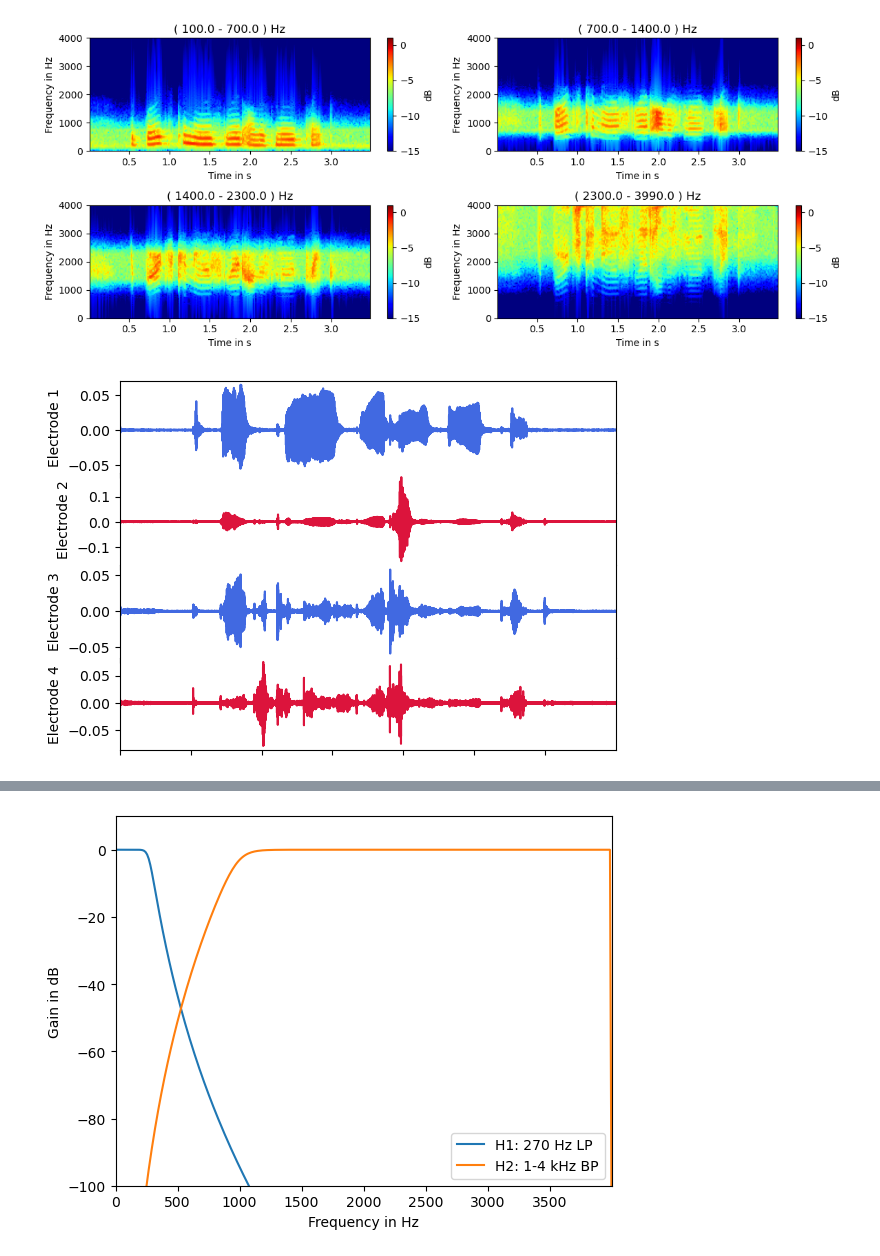
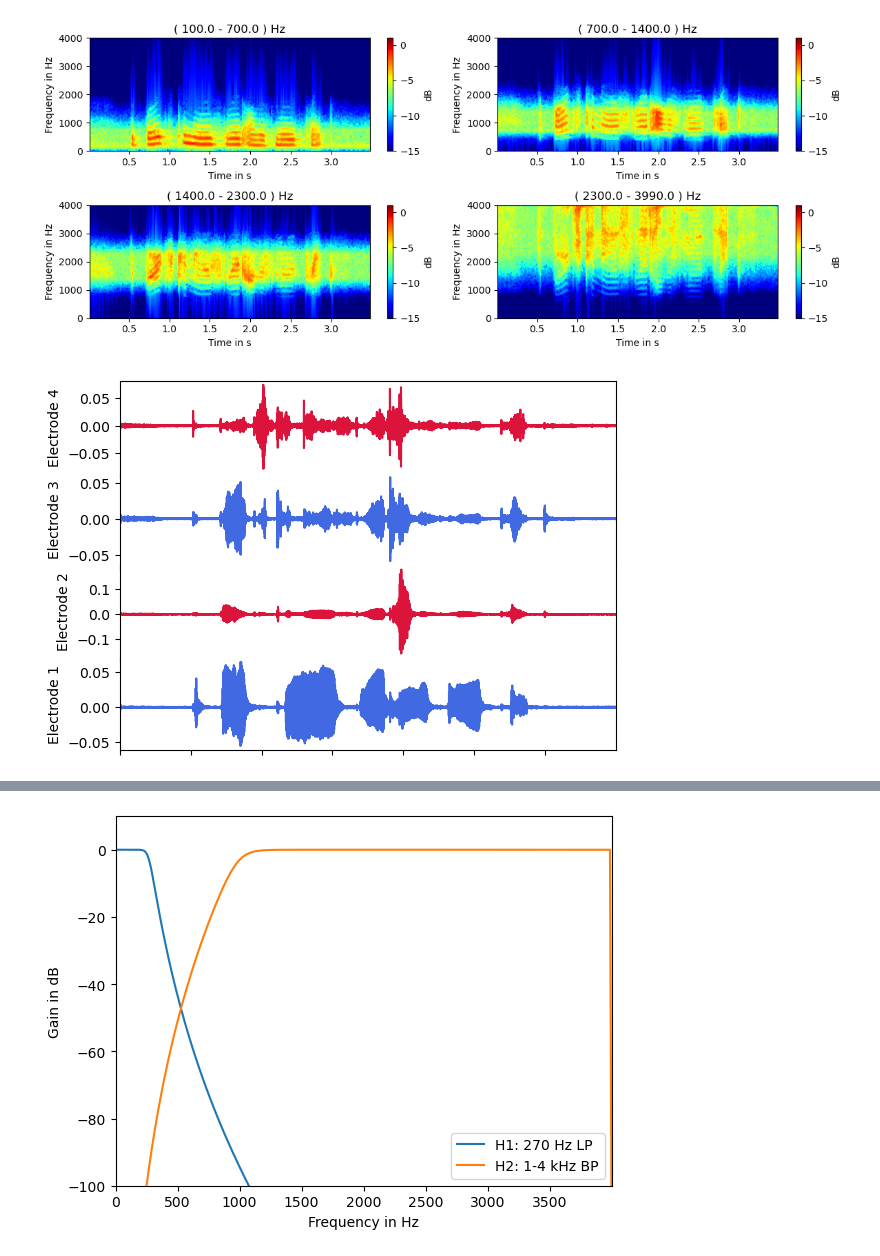
Before and after one commit to stegsoph/cochlear-speech-coding, a Jupyter notebook: Code/Speech Coding for Cochlear Implants.ipynb, the cells around one changed output, grey strips where cells are left out. Drawn from its saved outputs; the diff is of its cells as text; code cells hidden in the pictures.

```diff
--- a/Code/Speech Coding for Cochlear Implants.ipynb
+++ b/Code/Speech Coding for Cochlear Implants.ipynb
@@ -211,28 +211,28 @@ tight_layout()
 # %%
 ax = [plt.subplot(4,1,i) for i in (1:4)]
 colors = ["royalblue", "crimson"]
 
 for (i,a) in enumerate(ax)
     a.set_xticklabels([])
     #a.set_yticklabels([])
     #a.set_ylim([-0.2,0.2])
-    a.plot(time,filter_output[i,:], color = colors[mod1(i,2)])
+    a.plot(time,filter_output[5-i,:], color = colors[mod1(5-i,2)])
     a.set_xlim([0,last(time)])
-    a.set_ylabel(string("Electrode ", i))
+    a.set_ylabel(string("Electrode ", 5-i))
 end
 
 for i in 2:4
     down_side = ax[i-1].spines["bottom"]
     down_side.set_visible(false)
     up_side = ax[i].spines["top"]
     up_side.set_visible(false)
 end
 
 plt.subplots_adjust(wspace=0, hspace=0)
 
 wavplay(filter_output[3,:],Fs)
 # %% [output]
-[figure, old version]
+[figure, new version]
 # %% [markdown]
 <hr style="border:2px solid black"> </hr>
 
```
Also changed, not shown: parts of 5 cells of this notebook, 1 other file.
